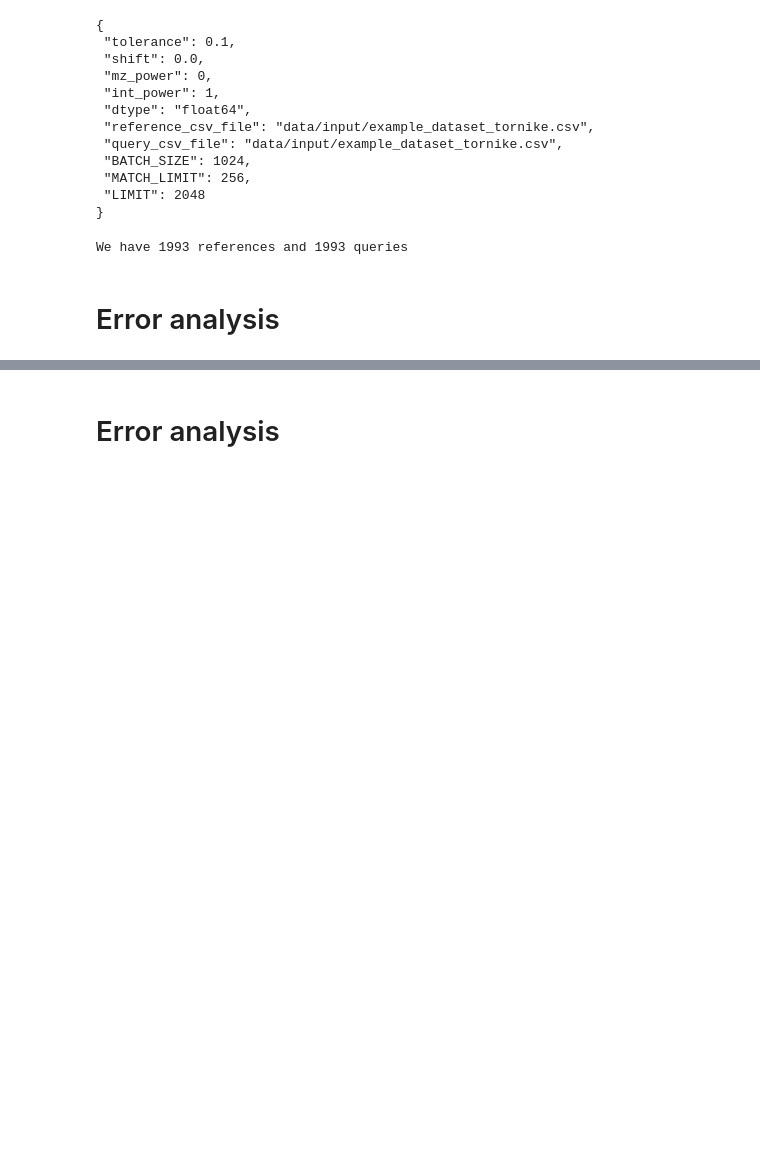
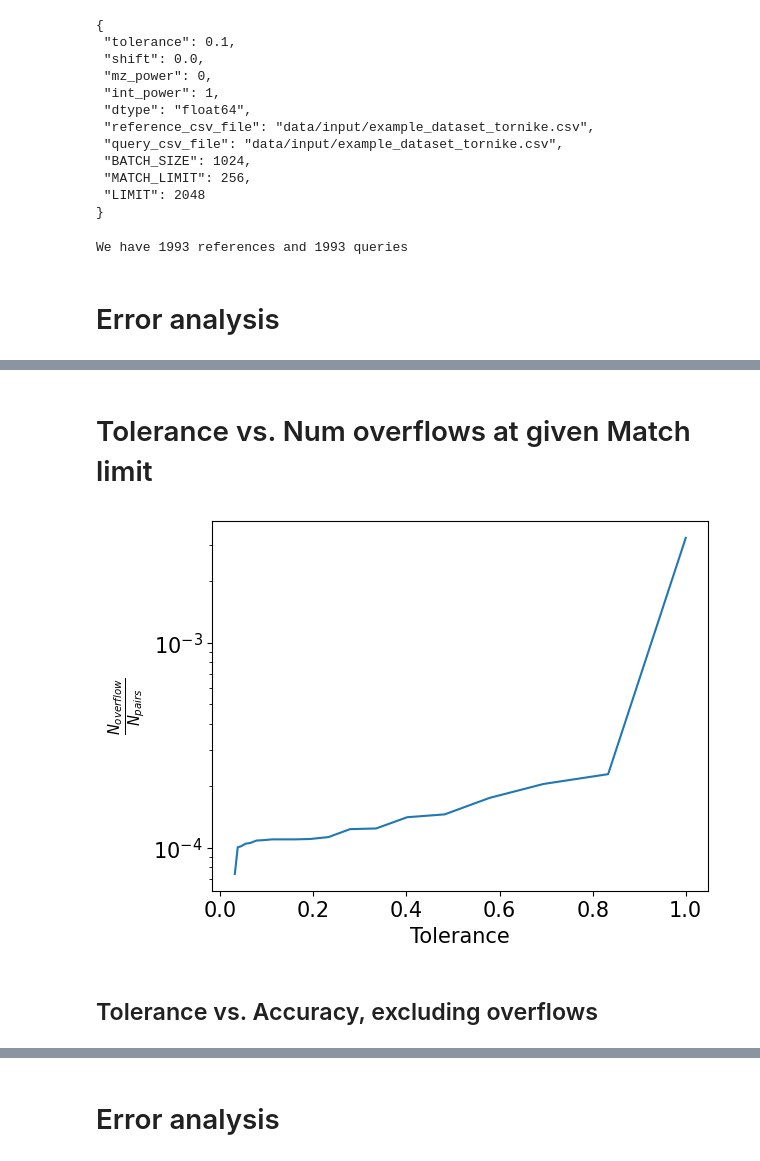
Before and after one commit to tornikeo/cosine-similarity, a Jupyter notebook: error_analysis.ipynb, the cells around one changed output, grey strips where cells are left out. Cells and saved outputs as stored; diff of their text form; code cells hidden in the pictures; blank space fills up the shorter version.

```diff
--- a/error_analysis.ipynb
+++ b/error_analysis.ipynb
@@ -204,0 +223,35 @@ data/experiments/7037845401422292691
+# %% [markdown]
+# Tolerance vs. Num overflows at given Match limit
+# %%
+from cudams.processor import CudaCosineGreedy
+
+cures = []
+x_ax = []
+y_ax = []
+for tolerance in np.logspace(-5, 0, 20, base=2, dtype='float64'):
+    tolerance = float(tolerance)
+    cosine = CudaCosineGreedy(
+        tolerance=tolerance,
+        mz_power=.0,
+        intensity_power=1,
+        shift=0,
+        batch_size=1024,
+        match_limit=256,
+    )
+    cosine.compile()
+    score, overflow = cosine.matrix(
+        references=references,
+        queries=queries,
+        array_type="numpy"
+    )
+    y_ax.append([overflow.mean()])
+    x_ax.append(tolerance)
+# %%
+plt.semilogy(x_ax,y_ax)
+plt.xlabel(r"Tolerance")
+plt.ylabel(r"$\frac{N_{overflow}}{N_{pairs}}$")
+plt.show();
+# %% [output]
+[figure, added]
+# %% [markdown]
+## Tolerance vs. Accuracy, excluding overflows
```
Also changed, not shown: parts of 19 cells of this notebook, 5 other files.
